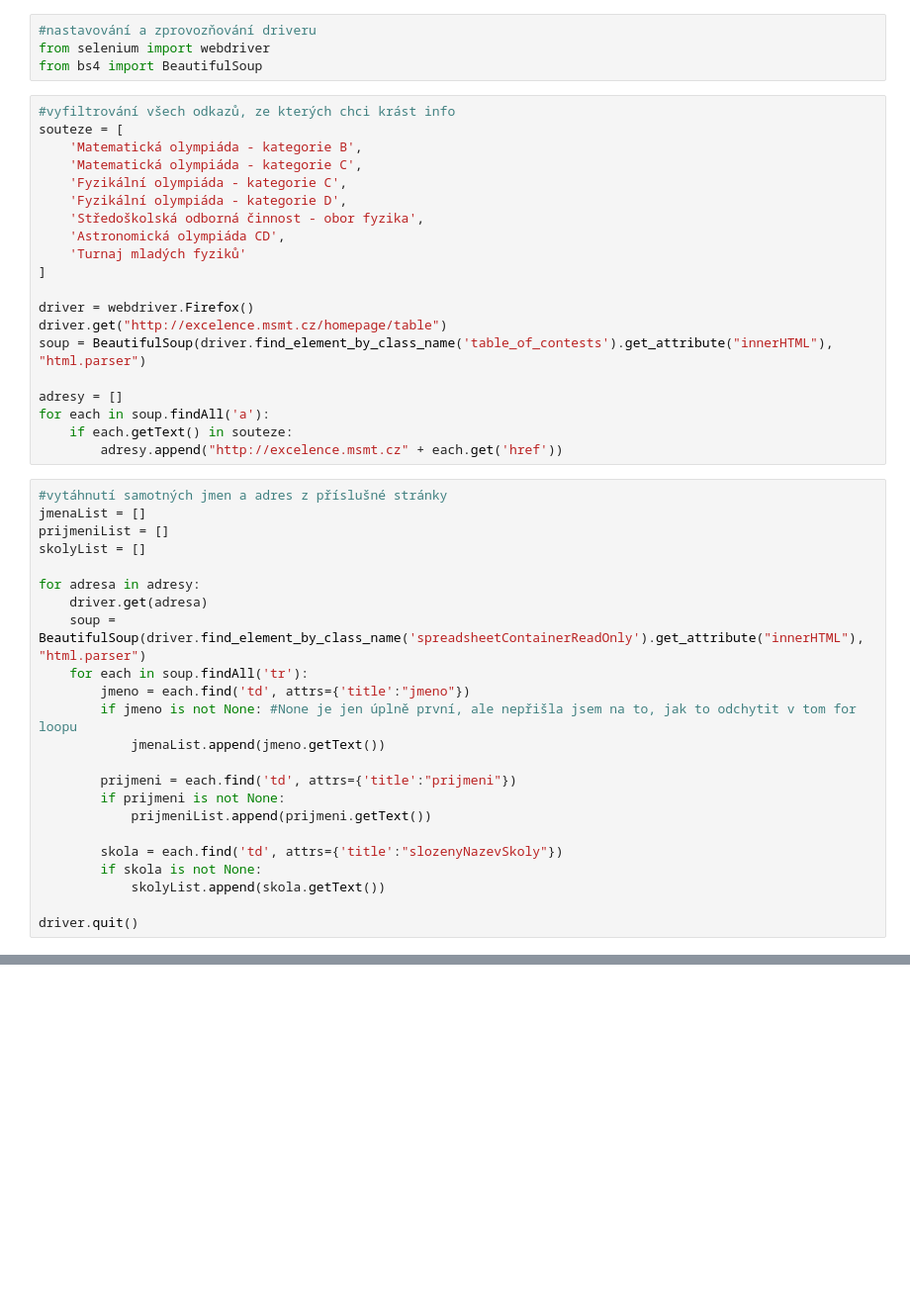
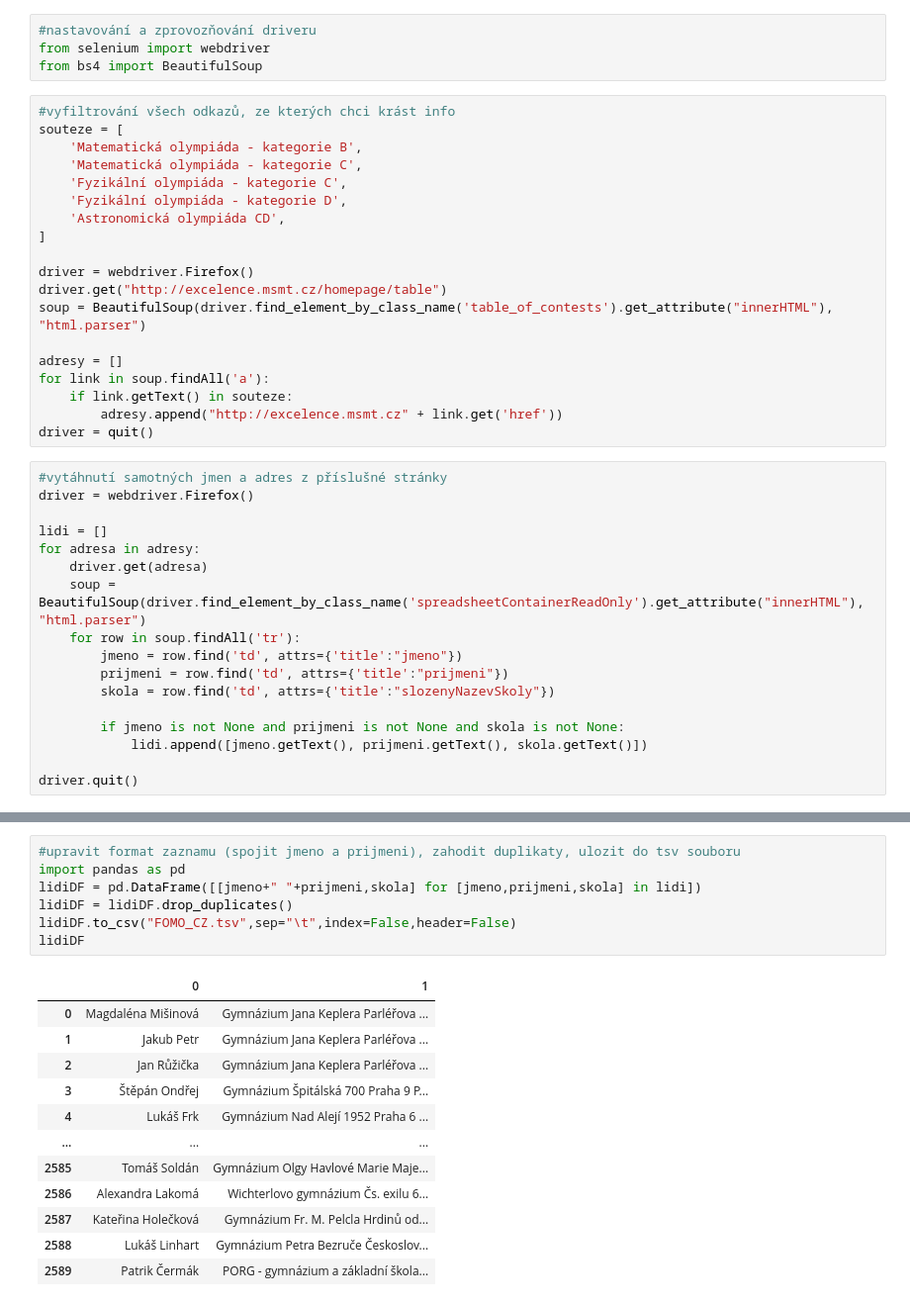
Before and after one commit to vercah/excelence-scrapper, a Jupyter notebook: personS scrapper.ipynb, the cells around one changed output, grey strips where cells are left out. Shown at 99% size. Saved outputs shown, nothing was run; the diff lists cells and outputs as text; blank space fills up the shorter version.

```diff
--- a/personS scrapper.ipynb
+++ b/personS scrapper.ipynb
@@ -9,9 +9,7 @@ souteze = [
     'Matematická olympiáda - kategorie C',
     'Fyzikální olympiáda - kategorie C',
     'Fyzikální olympiáda - kategorie D',
-    'Středoškolská odborná činnost - obor fyzika',
     'Astronomická olympiáda CD',
-    'Turnaj mladých fyziků'
 ]
 
 driver = webdriver.Firefox()
@@ -19,29 +17,24 @@ driver.get("http://excelence.msmt.cz/homepage/table")
 soup = BeautifulSoup(driver.find_element_by_class_name('table_of_contests').get_attribute("innerHTML"), "html.parser")
 
 adresy = []
-for each in soup.findAll('a'):
-    if each.getText() in souteze:
-        adresy.append("http://excelence.msmt.cz" + each.get('href'))
+for link in soup.findAll('a'):
+    if link.getText() in souteze:
+        adresy.append("http://excelence.msmt.cz" + link.get('href'))
+driver = quit()
 # %%
 #vytáhnutí samotných jmen a adres z příslušné stránky
-jmenaList = []
-prijmeniList = []
-skolyList = []
+driver = webdriver.Firefox()
 
+lidi = []
 for adresa in adresy:
     driver.get(adresa)
     soup = BeautifulSoup(driver.find_element_by_class_name('spreadsheetContainerReadOnly').get_attribute("innerHTML"), "html.parser")
-    for each in soup.findAll('tr'):
-        jmeno = each.find('td', attrs={'title':"jmeno"})
-        if jmeno is not None: #None je jen úplně první, ale nepřišla jsem na to, jak to odchytit v tom for loopu
-            jmenaList.append(jmeno.getText())
+    for row in soup.findAll('tr'):
+        jmeno = row.find('td', attrs={'title':"jmeno"})
+        prijmeni = row.find('td', attrs={'title':"prijmeni"})
+        skola = row.find('td', attrs={'title':"slozenyNazevSkoly"})
 
-        prijmeni = each.find('td', attrs={'title':"prijmeni"})
-        if prijmeni is not None:
-            prijmeniList.append(prijmeni.getText())
-
-        skola = each.find('td', attrs={'title':"slozenyNazevSkoly"})
-        if skola is not None:
-            skolyList.append(skola.getText())
+        if jmeno is not None and prijmeni is not None and skola is not None:
+            lidi.append([jmeno.getText(), prijmeni.getText(), skola.getText()])
 
 driver.quit()
@@ -56,0 +63,20 @@ for i in range(len(skolyList)):
+# %%
+#upravit format zaznamu (spojit jmeno a prijmeni), zahodit duplikaty, ulozit do tsv souboru
+import pandas as pd
+lidiDF = pd.DataFrame([[jmeno+" "+prijmeni,skola] for [jmeno,prijmeni,skola] in lidi])
+lidiDF = lidiDF.drop_duplicates()
+lidiDF.to_csv("FOMO_CZ.tsv",sep="\t",index=False,header=False)
+lidiDF
+# %% [output]
+|  | 0 | 1 |
+| 0 | Magdaléna Mišinová | Gymnázium Jana Keplera Parléřova ... |
+| 1 | Jakub Petr | Gymnázium Jana Keplera Parléřova ... |
+| 2 | Jan Růžička | Gymnázium Jana Keplera Parléřova ... |
+| 3 | Štěpán Ondřej | Gymnázium Špitálská 700 Praha 9 P... |
+| 4 | Lukáš Frk | Gymnázium Nad Alejí 1952 Praha 6 ... |
+| ... | ... | ... |
+| 2585 | Tomáš Soldán | Gymnázium Olgy Havlové Marie Maje... |
+| 2586 | Alexandra Lakomá | Wichterlovo gymnázium Čs. exilu 6... |
+| 2587 | Kateřina Holečková | Gymnázium Fr. M. Pelcla Hrdinů od... |
+| 2588 | Lukáš Linhart | Gymnázium Petra Bezruče Českoslov... |
+| 2589 | Patrik Čermák | PORG - gymnázium a základní škola... |
```
Also changed, not shown: parts of 6 cells of this notebook.
